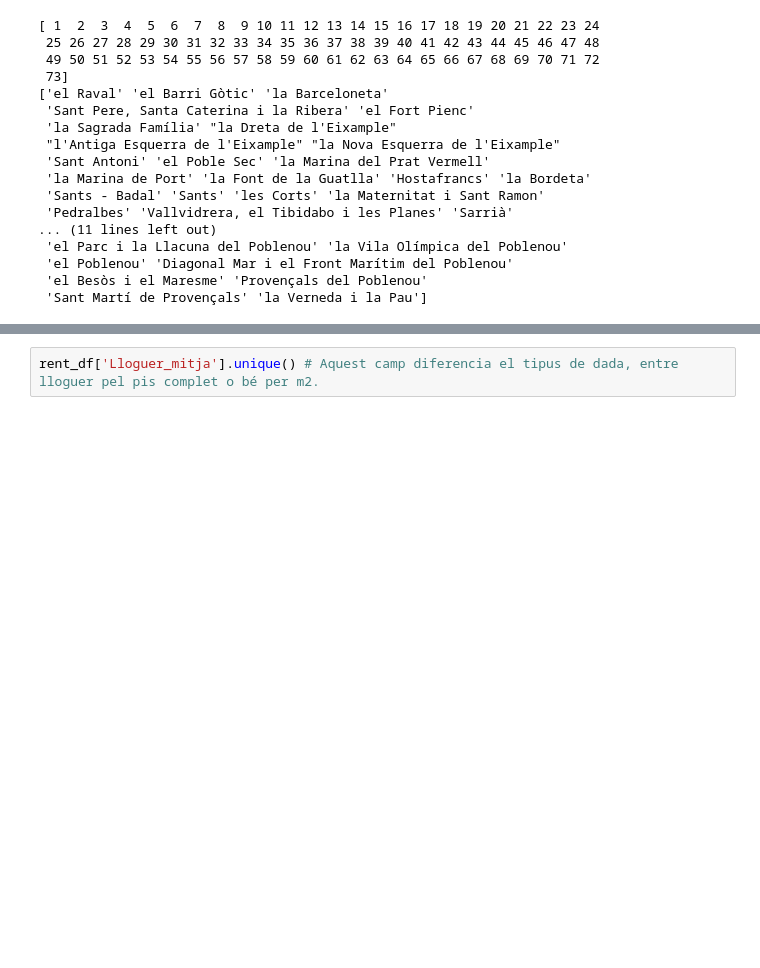
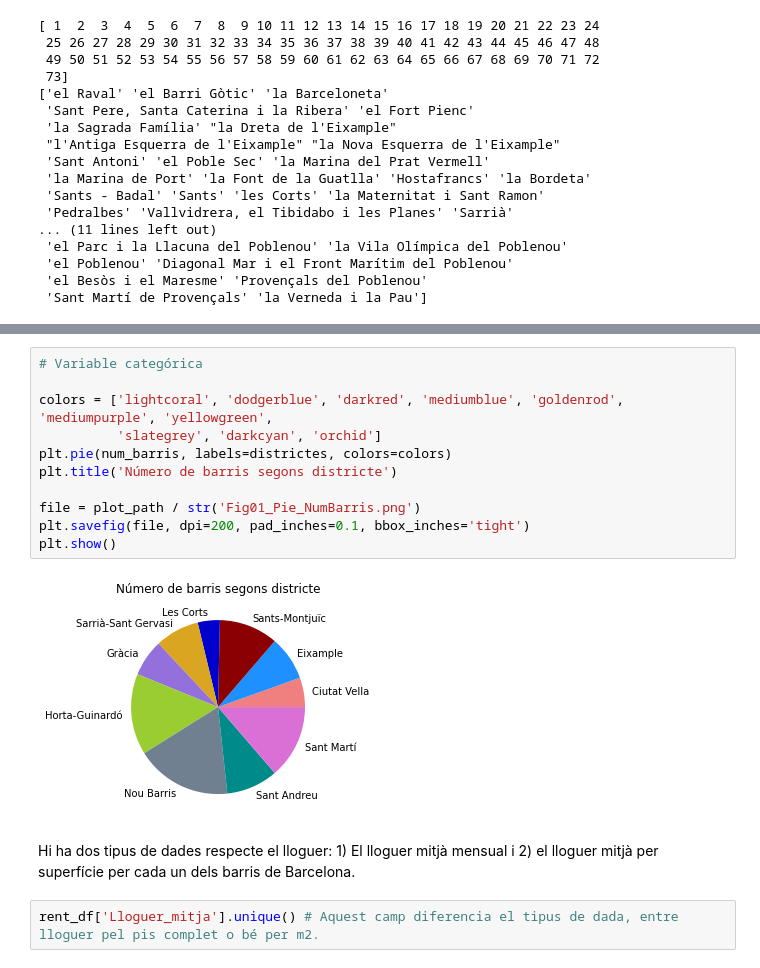
Before and after one commit to Macletus/itacademy-datascience, a Jupyter notebook: sprint04/Sprint04_Tasca01.ipynb, the cells around one changed output, grey strips where cells are left out. Cells and saved outputs as stored; diff of their text form; blank space fills up the shorter version.

```diff
--- a/sprint04/Sprint04_Tasca01.ipynb
+++ b/sprint04/Sprint04_Tasca01.ipynb
@@ -87,3 +102,18 @@ array([2021], dtype=int64)
+# %%
+# Variable categórica
+
+colors = ['lightcoral', 'dodgerblue', 'darkred', 'mediumblue', 'goldenrod', 'mediumpurple', 'yellowgreen',
+          'slategrey', 'darkcyan', 'orchid']
+plt.pie(num_barris, labels=districtes, colors=colors)
+plt.title('Número de barris segons districte')
+
+file = plot_path / str('Fig01_Pie_NumBarris.png')
+plt.savefig(file, dpi=200, pad_inches=0.1, bbox_inches='tight')
+plt.show()
+# %% [output]
+[figure, added]
+# %% [markdown]
+Hi ha dos tipus de dades respecte el lloguer: 1) El lloguer mitjà mensual i 2) el lloguer mitjà per superfície per cada un dels barris de Barcelona.
 # %%
 rent_df['Lloguer_mitja'].unique() # Aquest camp diferencia el tipus de dada, entre lloguer pel pis complet o bé per m2.
 # %% [output]
```
Also changed, not shown: parts of 36 cells of this notebook, 15 other files.
